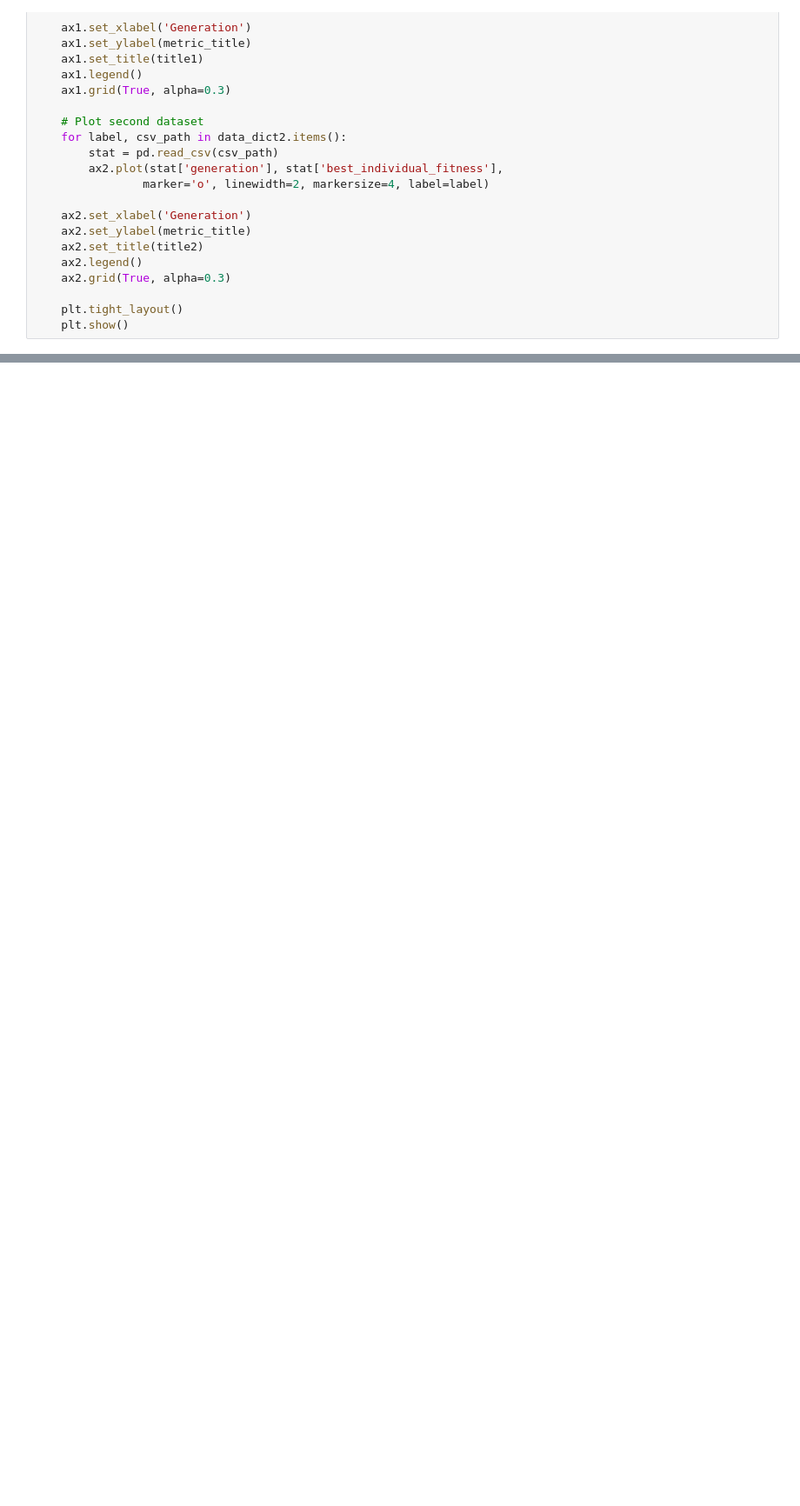
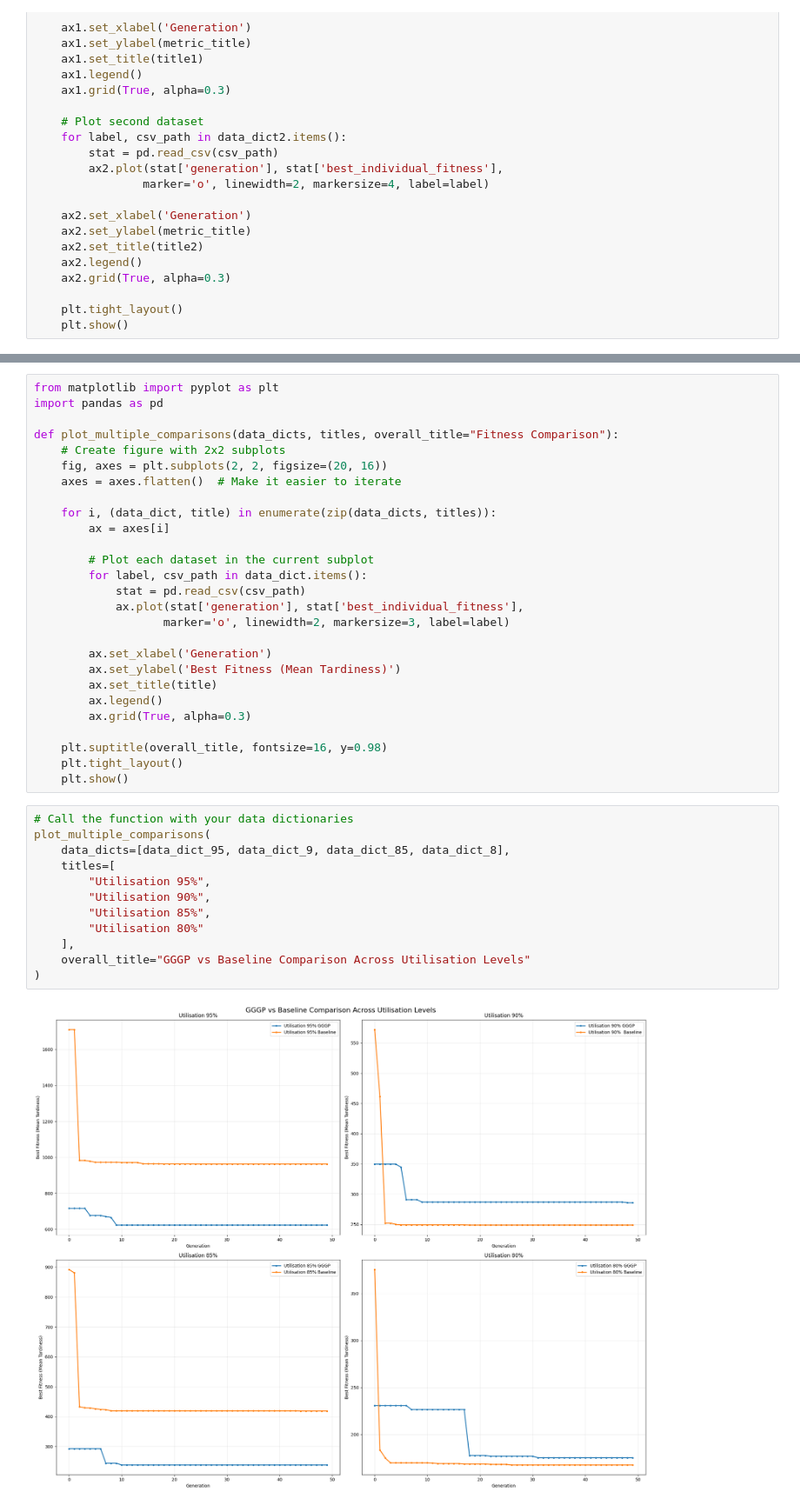
Before and after one commit to Biboy-al/baseline-489, a Jupyter notebook: visuals/graphFitness.ipynb, the cells around one changed output, grey strips where cells are left out. Shown at 87% size. Saved outputs shown, nothing was run; the diff lists cells and outputs as text; blank space fills up the shorter version.

```diff
--- a/visuals/graphFitness.ipynb
+++ b/visuals/graphFitness.ipynb
@@ -85,0 +88,41 @@ plot_comparison(data_dict_baseline, data_dict_GGGP, title1="Baseline GP", title2
+# %%
+from matplotlib import pyplot as plt
+import pandas as pd
+
+def plot_multiple_comparisons(data_dicts, titles, overall_title="Fitness Comparison"):
+    # Create figure with 2x2 subplots
+    fig, axes = plt.subplots(2, 2, figsize=(20, 16))
+    axes = axes.flatten()  # Make it easier to iterate
+
+    for i, (data_dict, title) in enumerate(zip(data_dicts, titles)):
+        ax = axes[i]
+
+        # Plot each dataset in the current subplot
+        for label, csv_path in data_dict.items():
+            stat = pd.read_csv(csv_path)
+            ax.plot(stat['generation'], stat['best_individual_fitness'],
+                   marker='o', linewidth=2, markersize=3, label=label)
+
+        ax.set_xlabel('Generation')
+        ax.set_ylabel('Best Fitness (Mean Tardiness)')
+        ax.set_title(title)
+        ax.legend()
+        ax.grid(True, alpha=0.3)
+
+    plt.suptitle(overall_title, fontsize=16, y=0.98)
+    plt.tight_layout()
+    plt.show()
+# %%
+# Call the function with your data dictionaries
+plot_multiple_comparisons(
+    data_dicts=[data_dict_95, data_dict_9, data_dict_85, data_dict_8],
+    titles=[
+        "Utilisation 95%",
+        "Utilisation 90%",
+        "Utilisation 85%",
+        "Utilisation 80%"
+    ],
+    overall_title="GGGP vs Baseline Comparison Across Utilisation Levels"
+)
+# %% [output]
+[figure, added]
```
Also changed, not shown: parts of 7 cells of this notebook, 57 other files.
